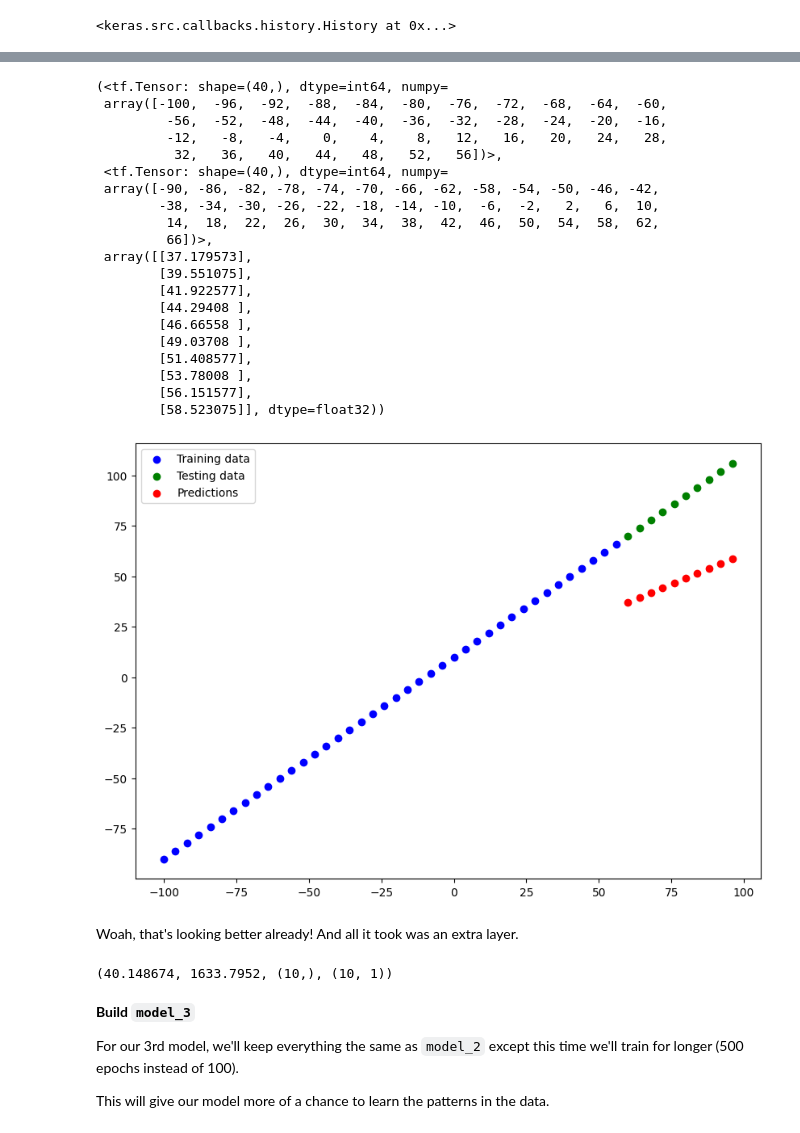
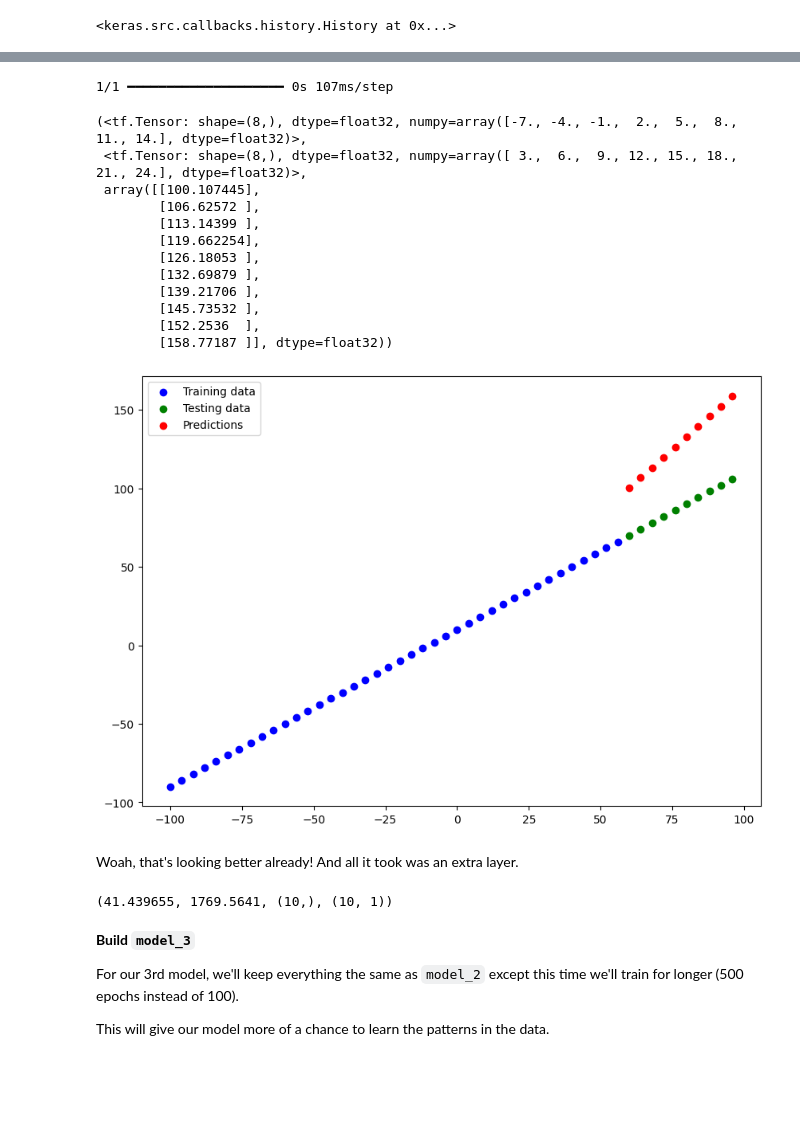
Before and after one commit to OCR-tech/tensorflow-deep-learning, a Jupyter notebook: 01_neural_network_regression_in_tensorflow1.ipynb, the cells around one changed output, grey strips where cells are left out. Cells and saved outputs as stored; diff of their text form; code cells hidden in the pictures; blank space fills up the shorter version.

```diff
--- a/01_neural_network_regression_in_tensorflow1.ipynb
+++ b/01_neural_network_regression_in_tensorflow1.ipynb
@@ -853,0 +895,4 @@ X_train, y_train
+# %%
+X_train = tf.cast(tf.constant([-7,-4,-1,2,5,8,11,14]),dtype=tf.float32)
+y_train = tf.cast(tf.constant([3,6,9,12,15,18,21,24]),dtype=tf.float32)
+X_train, y_train
@@ -853,0 +902,3 @@ X_train, y_train
+# %%
+y_train = pd.get_dummies(y_train)
+X_train, y_train
@@ -857,15 +919,16 @@ tf.random.set_seed(42)
 
 # Replicate original model
 model_1 = tf.keras.Sequential([
-  tf.keras.layers.Dense(1)
+  tf.keras.layers.Dense(1, activation="sigmoid")
 ])
 
 # Compile the model
 model_1.compile(loss=tf.keras.losses.mae,
                 optimizer=tf.keras.optimizers.SGD(),
-                metrics=['mae'])
+                metrics=["mae"])
 
 # Fit the model
 model_1.fit(tf.expand_dims(X_train, axis=-1), y_train, epochs=100, verbose=0)
+# model_1.fit(tf.expand_dims(X_train, axis=-1), y_train, epochs=100)
 # %% [output]
 <keras.src.callbacks.history.History at 0x...>
@@ -942,8 +1016,8 @@ tf.random.set_seed(42)
 
 # Replicate model_1 and add an extra layer
 model_2 = tf.keras.Sequential([
-  # tf.keras.layers.Dense(1),
-  tf.keras.layers.Dense(100, activation = "relu"),
+  tf.keras.layers.Dense(1),
+  # tf.keras.layers.Dense(100, activation = "relu"),
   tf.keras.layers.Dense(1) # add a second layer
 ])
 
@@ -962,7 +1036,8 @@ model_2.fit(tf.expand_dims(X_train, axis=-1), y_train, epochs=100, verbose=0)
 <keras.src.callbacks.history.History at 0x...>
 # %%
 # Make and plot predictions for model_2
-y_preds_2 = model_2.predict(X_test)
+# y_preds_2 = model_2.predict(X_test)
+y_preds_2 = model_2.predict(np.array(X_test))
 plot_predictions(predictions=y_preds_2)
 X_train, y_train, y_preds_2
 # %% [output]
@@ -970,24 +1045,17 @@ X_train, y_train, y_preds_2
-(<tf.Tensor: shape=(40,), dtype=int64, numpy=
- array([-100,  -96,  -92,  -88,  -84,  -80,  -76,  -72,  -68,  -64,  -60,
-         -56,  -52,  -48,  -44,  -40,  -36,  -32,  -28,  -24,  -20,  -16,
-         -12,   -8,   -4,    0,    4,    8,   12,   16,   20,   24,   28,
-          32,   36,   40,   44,   48,   52,   56])>,
- <tf.Tensor: shape=(40,), dtype=int64, numpy=
- array([-90, -86, -82, -78, -74, -70, -66, -62, -58, -54, -50, -46, -42,
-        -38, -34, -30, -26, -22, -18, -14, -10,  -6,  -2,   2,   6,  10,
-         14,  18,  22,  26,  30,  34,  38,  42,  46,  50,  54,  58,  62,
-         66])>,
- array([[37.179573],
-        [39.551075],
-        [41.922577],
-        [44.29408 ],
-        [46.66558 ],
-        [49.03708 ],
-        [51.408577],
-        [53.78008 ],
-        [56.151577],
-        [58.523075]], dtype=float32))
+1/1 ━━━━━━━━━━━━━━━━━━━━ 0s 107ms/step
+(<tf.Tensor: shape=(8,), dtype=float32, numpy=array([-7., -4., -1.,  2.,  5.,  8., 11., 14.], dtype=float32)>,
+ <tf.Tensor: shape=(8,), dtype=float32, numpy=array([ 3.,  6.,  9., 12., 15., 18., 21., 24.], dtype=float32)>,
+ array([[100.107445],
+        [106.62572 ],
+        [113.14399 ],
+        [119.662254],
+        [126.18053 ],
+        [132.69879 ],
+        [139.21706 ],
+        [145.73532 ],
+        [152.2536  ],
+        [158.77187 ]], dtype=float32))
-[figure, old version]
+[figure, new version]
 # %% [markdown]
 Woah, that's looking better already! And all it took was an extra layer.
 # %%
@@ -996,7 +1064,7 @@ mae_2 = mae(y_test, y_preds_2.squeeze()).numpy()
 mse_2 = mse(y_test, y_preds_2.squeeze()).numpy()
 mae_2, mse_2, y_test.shape, y_preds_2.shape
 # %% [output]
-(40.148674, 1633.7952, (10,), (10, 1))
+(41.439655, 1769.5641, (10,), (10, 1))
 # %% [markdown]
 **Build `model_3`**
 
```
Also changed, not shown: parts of 49 cells of this notebook.
